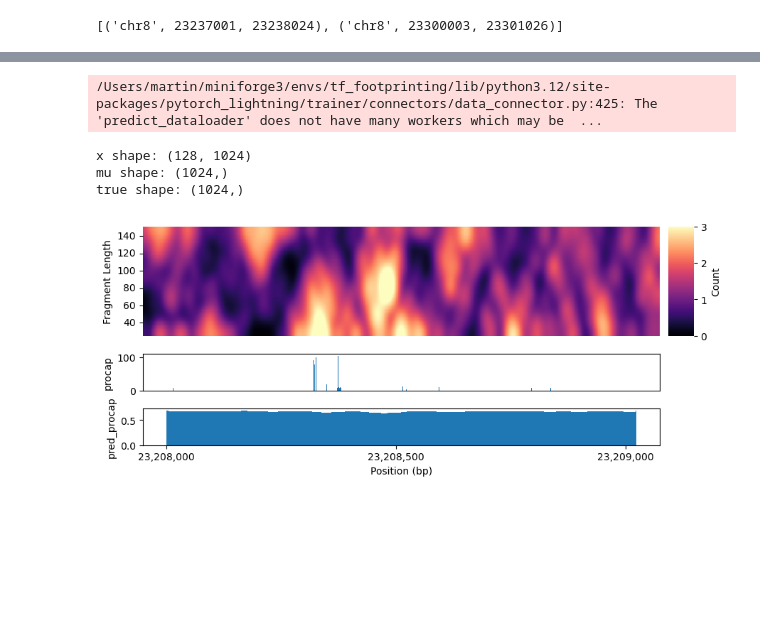
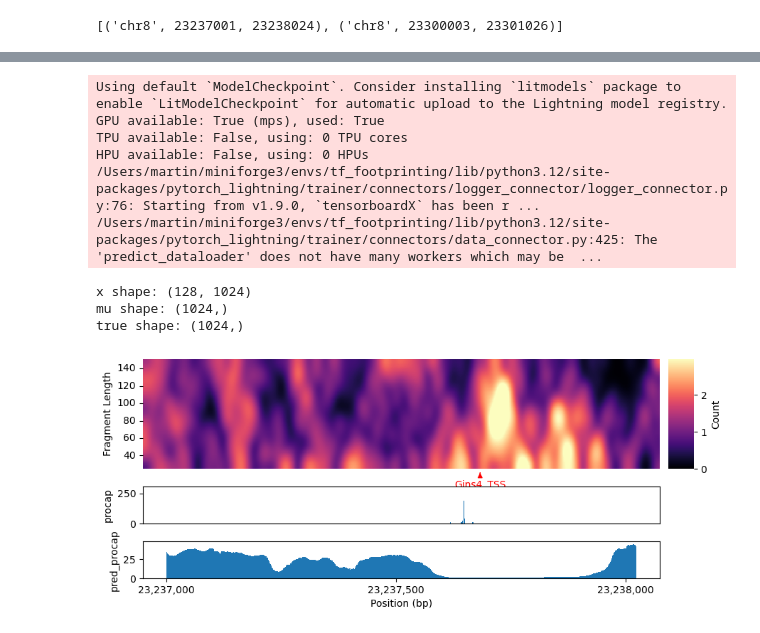
Before and after one commit to aryeelab/foci-3d, a Jupyter notebook: code/footprint_to_procap.ipynb, the cells around one changed output, grey strips where cells are left out. Saved outputs shown, nothing was run; the diff lists cells and outputs as text; code cells hidden in the pictures; blank space fills up the shorter version.

```diff
--- a/code/footprint_to_procap.ipynb
+++ b/code/footprint_to_procap.ipynb
@@ -152,13 +164,16 @@ Error:
 # %%
 # Predict test regions
 
-#model = UNetLightning.load_from_checkpoint("/Users/martin/projects/footprint_models/code/wandb/run-20250511_080317-o0kc0fuj/files/footprint-to-procap/o0kc0fuj/checkpoints/footprint-49-1.5234.ckpt")
+model = UNetLightning.load_from_checkpoint("/Users/martin/projects/footprint_models/code/wandb/run-20250513_130038-kn0kkg6u/files/footprint-to-procap/kn0kkg6u/checkpoints/footprint-01-0.0457.ckpt")
+trainer = Trainer(accelerator="mps")
 
 # Create a set of test regions
 test_regions = [
     ("chr8", 23_237_000, 23_238_023), # Gins4
     ("chr8", 23_208_000, 23_209_023), # Gpat4
 ]
+
+data_accessor_fn = partial(get_footprint_and_procap, counts_gz, procap_bw, avg_by_len)
 
 # turn off shuffling and set batch_size=1
 dm_test = FootprintDataModule(train_regions=[], val_regions=[], test_regions=test_regions,
@@ -179,11 +194,16 @@ for batch, pred in zip(test_loader, preds):
     trues.append(y_true.squeeze().cpu().numpy())
     mus.append(mu.squeeze().cpu().numpy())
 # %% [output]
+Using default `ModelCheckpoint`. Consider installing `litmodels` package to enable `LitModelCheckpoint` for automatic upload to the Lightning model registry.
+GPU available: True (mps), used: True
+TPU available: False, using: 0 TPU cores
+HPU available: False, using: 0 HPUs
+/Users/martin/miniforge3/envs/tf_footprinting/lib/python3.12/site-packages/pytorch_lightning/trainer/connectors/logger_connector/logger_connector.py:76: Starting from v1.9.0, `tensorboardX` has been r ...
 /Users/martin/miniforge3/envs/tf_footprinting/lib/python3.12/site-packages/pytorch_lightning/trainer/connectors/data_connector.py:425: The 'predict_dataloader' does not have many workers which may be  ...
 # %%
 # View predictions
 
-i = 1
+i = 0
 
 _, start_bp, _ = test_regions[i]
 x = xs[i]  # (128, 1024)
@@ -195,32 +215,34 @@ print("mu shape:", mu.shape)
 print("true shape:", true.shape)
 
 # define your fragment‐length index and genomic‐position columns
+fragment_len_min = 25
+fragment_len_max = 150
 frag_lens = np.arange(fragment_len_min, fragment_len_max + 1)
 positions = np.arange(1024) + start_bp
 
 # build the DataFrame
 df_fp = pd.DataFrame(x[1:127, :], index=frag_lens, columns=positions)
 
 # similarly make a Series for the true procap
 ser_procap = pd.Series(true, index=positions)
 ser_pred_procap = pd.Series(mu, index=positions)
 
 # Gins4 chr8:23226610-23237668 (-)
 markers = {
     23_237_668: 'Gins4_TSS',
     #23_237_650: 'PRO-Cap peak',
 }
 
 
 # now call the plotter
 plot_count_matrix(
     df_fp,
     named_positions=markers,
     tracks={'procap': ser_procap, 'pred_procap': ser_pred_procap},
     xtick_spacing=500
 )
 # %% [output]
 x shape: (128, 1024)
 mu shape: (1024,)
 true shape: (1024,)
-[figure, old version]
+[figure, new version]
```
Also changed, not shown: parts of 5 cells of this notebook, 5 other files.
